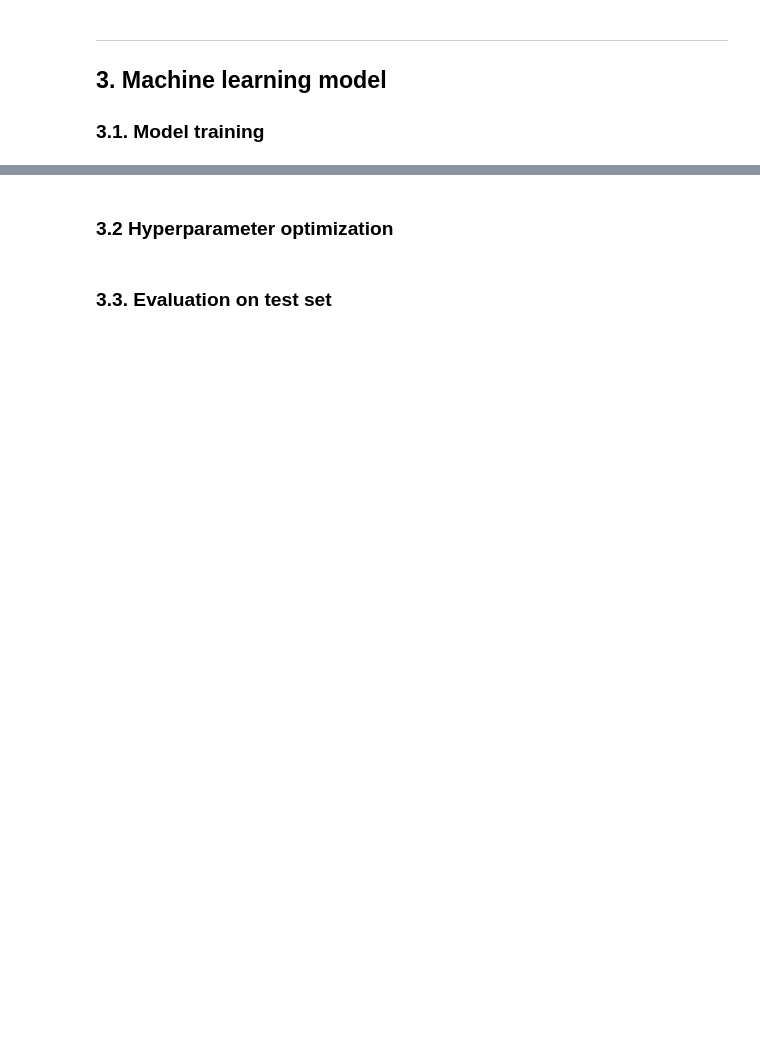
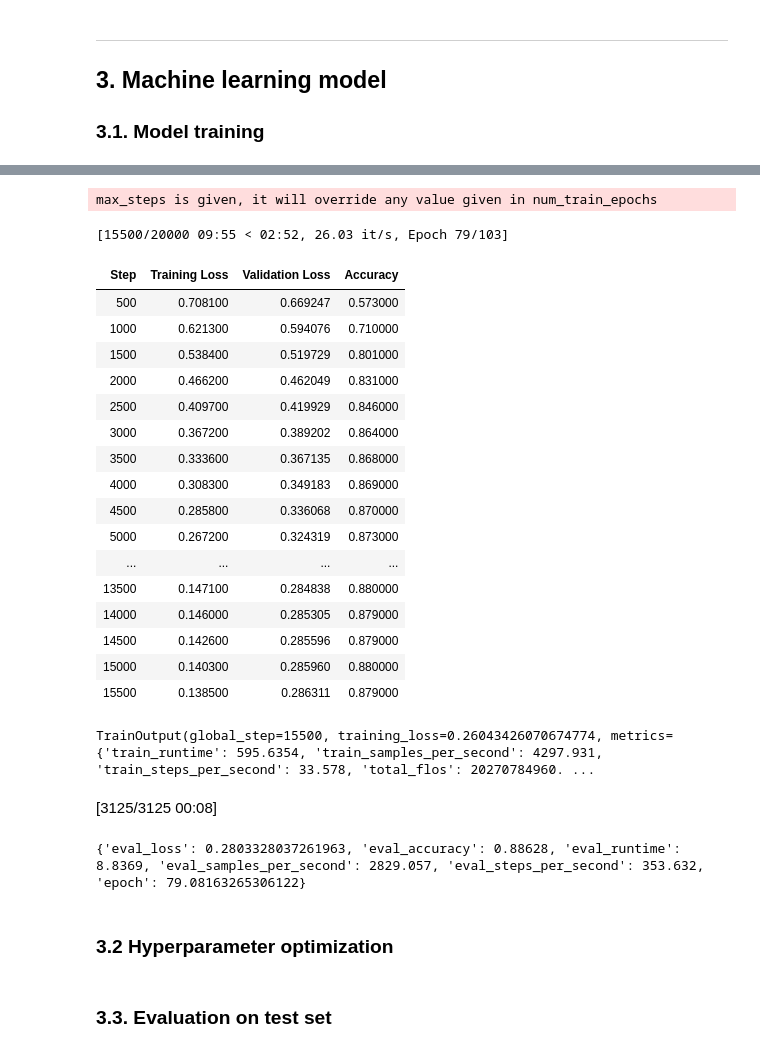
Before and after one commit to simulate111/Introduction-to-Human-Language-Technology, a Jupyter notebook: course_project_Reza2024.ipynb, the cells around one changed output, grey strips where cells are left out. Saved outputs shown, nothing was run; the diff lists cells and outputs as text; code cells hidden in the pictures; blank space fills up the shorter version.

```diff
--- a/course_project_Reza2024.ipynb
+++ b/course_project_Reza2024.ipynb
@@ -265,4 +275,7 @@ class MLP(transformers.PreTrainedModel):
         else:
             # No labels, so just return the logits
             return (logits,)
+# %%
+# Configure the model:
+mlp_config=MLPConfig(vocab_size=len(vectorizer.vocabulary_),hidden_size=1,nlabels=2)
 # %%
@@ -322,23 +332,56 @@ def compute_accuracy(outputs_and_labels):
     outputs, labels = outputs_and_labels
     predictions = np.argmax(outputs, axis=-1) #pick the index of the "winning" label
     return accuracy.compute(predictions=predictions, references=labels)
-# %%
-import transformers
-from pprint import pprint
-
-# Define training arguments
-trainer_args = transformers.TrainingArguments(
-    "mlp_checkpoints",            # Directory to save checkpoints/models
-    evaluation_strategy="steps",  # Evaluate every `eval_steps` steps
-    logging_strategy="steps",     # Log every `logging_steps` steps
-    eval_steps=500,               # Evaluate every 500 steps
-    logging_steps=500,            # Log every 500 steps
-    learning_rate=1e-4,           # Learning rate for gradient descent
-    max_steps=20000,              # Maximum number of training steps
-    load_best_model_at_end=True,  # Load the best model at the end of training
-    per_device_train_batch_size=128  # Batch size per GPU/device
-)
-
-pprint(vars(trainer_args))  # Print all arguments as a dictionary
+# %%
+# Make a new model
+mlp = MLP(mlp_config)
+
+
+# Argument gives the number of steps of patience before early stopping
+# i.e. training is stopped when the evaluation loss fails to improve
+# certain number of times
+early_stopping = transformers.EarlyStoppingCallback(5)
+
+trainer = transformers.Trainer(
+    model=mlp,
+    args=trainer_args,
+    train_dataset=dset_tokenized["train"],
+    eval_dataset=dset_tokenized["test"].select(range(1000)), #make a smaller subset to evaluate on
+    compute_metrics=compute_accuracy,
+    data_collator=collator,
+    callbacks=[early_stopping]
+)
+
+# FINALLY!
+trainer.train()
+# %% [output]
+max_steps is given, it will override any value given in num_train_epochs
+[15500/20000 09:55 < 02:52, 26.03 it/s, Epoch 79/103]
+| Step | Training Loss | Validation Loss | Accuracy |
+| 500 | 0.708100 | 0.669247 | 0.573000 |
+| 1000 | 0.621300 | 0.594076 | 0.710000 |
+| 1500 | 0.538400 | 0.519729 | 0.801000 |
+| 2000 | 0.466200 | 0.462049 | 0.831000 |
+| 2500 | 0.409700 | 0.419929 | 0.846000 |
+| 3000 | 0.367200 | 0.389202 | 0.864000 |
+| 3500 | 0.333600 | 0.367135 | 0.868000 |
+| 4000 | 0.308300 | 0.349183 | 0.869000 |
+| 4500 | 0.285800 | 0.336068 | 0.870000 |
+| 5000 | 0.267200 | 0.324319 | 0.873000 |
+| ... | ... | ... | ... |
+| 13500 | 0.147100 | 0.284838 | 0.880000 |
+| 14000 | 0.146000 | 0.285305 | 0.879000 |
+| 14500 | 0.142600 | 0.285596 | 0.879000 |
+| 15000 | 0.140300 | 0.285960 | 0.880000 |
+| 15500 | 0.138500 | 0.286311 | 0.879000 |
+TrainOutput(global_step=15500, training_loss=0.26043426070674774, metrics={'train_runtime': 595.6354, 'train_samples_per_second': 4297.931, 'train_steps_per_second': 33.578, 'total_flos': 20270784960. ...
+# %%
+#Evaluation
+eval_results = trainer.evaluate(dset_tokenized["test"])
+
+print(eval_results)
+# %% [output]
+[3125/3125 00:08]
+{'eval_loss': 0.2803328037261963, 'eval_accuracy': 0.88628, 'eval_runtime': 8.8369, 'eval_samples_per_second': 2829.057, 'eval_steps_per_second': 353.632, 'epoch': 79.08163265306122}
 # %% [markdown]
 ### 3.2 Hyperparameter optimization
```
Also changed, not shown: parts of 32 cells of this notebook.
